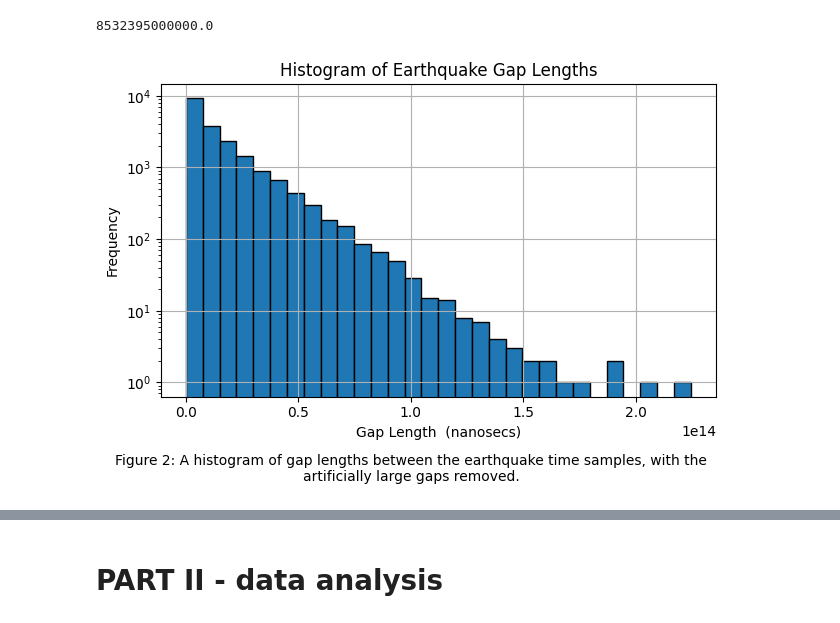
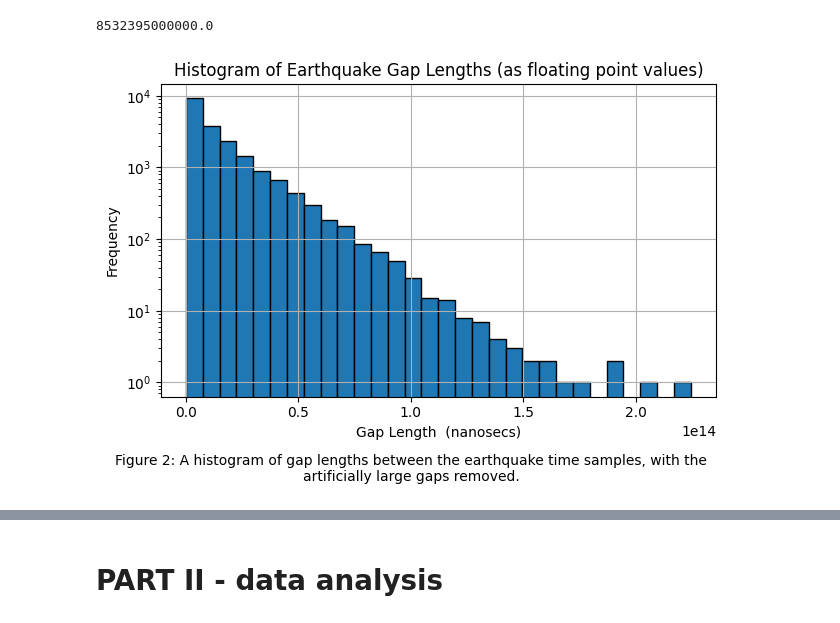
Before and after one commit to jarrodsb/DSPS_JBieber, a Jupyter notebook: HW3/Solutions_KS_earthquakes.ipynb, the cells around one changed output, grey strips where cells are left out. Drawn from its saved outputs; the diff is of its cells as text; code cells hidden in the pictures.

````diff
--- a/HW3/Solutions_KS_earthquakes.ipynb
+++ b/HW3/Solutions_KS_earthquakes.ipynb
@@ -308,6 +308,7 @@ eqGoodData.shape #look like for my data it was not needed! that is because I cho
 You can get the time between consecutive earthquakes with the method ```diff()``` of numpy arrays (as done in class).
 # %%
 eqGoodData["gaps"] = eqGoodData["datetime"].diff().values.astype(float)
+eqGoodData["timediff"] = eqGoodData["datetime"].diff()
 # %%
 eqGoodData.shape
 # %% [output]
@@ -383,12 +384,12 @@ eqGoodData["gaps"].median()
 # %%
 caption = "Figure 2: A histogram of gap lengths between the earthquake time samples, with the artificially large gaps removed."
 
 plt.hist(eqGoodData["gaps"], bins=30, edgecolor='black', log=True)
-plt.title("Histogram of Earthquake Gap Lengths")
+plt.title("Histogram of Earthquake Gap Lengths (as floating point values)")
 plt.xlabel("Gap Length  (nanosecs)")
 plt.ylabel("Frequency")
 plt.grid()
 plt.figtext(0.5, 0.1, caption, ha='center', fontsize=10, wrap=True)
 plt.tight_layout(rect=[0, 0.15, 1, 1])
 # %% [output]
-[figure, old version]
+[figure, new version]
````
Also changed, not shown: parts of 11 cells of this notebook.
